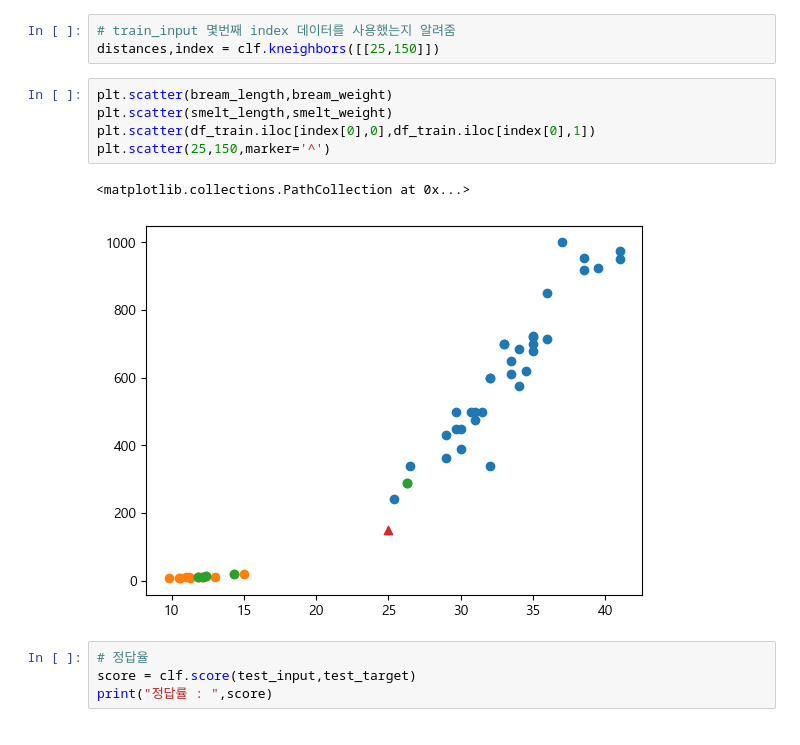
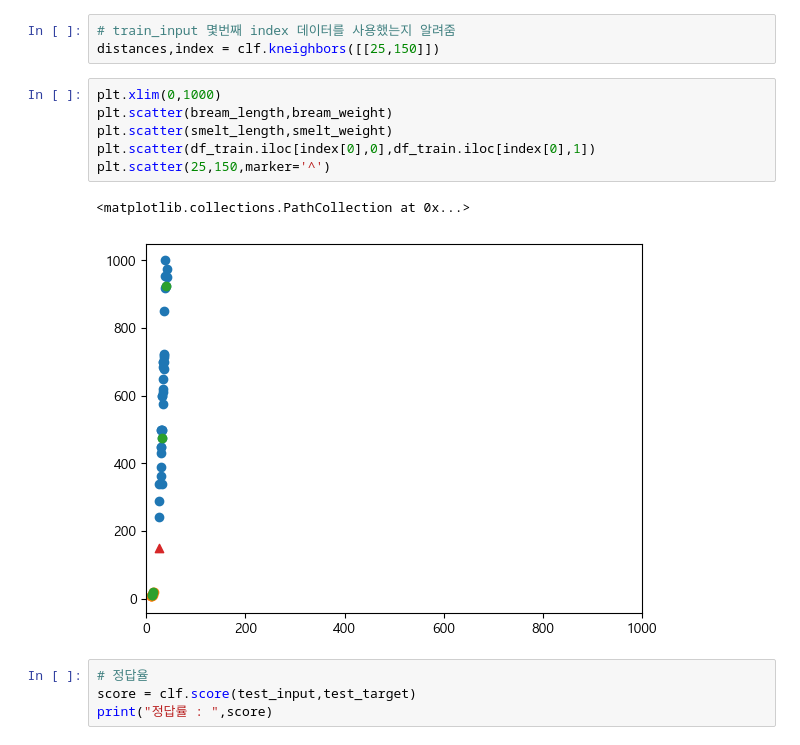
Before and after one commit to mujagi/medical, a Jupyter notebook: m0517/m0517_06.ipynb, the cells around one changed output. Drawn from its saved outputs; the diff is of its cells as text.

```diff
--- a/m0517/m0517_06.ipynb
+++ b/m0517/m0517_06.ipynb
@@ -110,13 +110,14 @@ print("예측 데이터값 : ",pre)
 # train_input 몇번째 index 데이터를 사용했는지 알려줌
 distances,index = clf.kneighbors([[25,150]])
 # %%
+plt.xlim(0,1000)
 plt.scatter(bream_length,bream_weight)
 plt.scatter(smelt_length,smelt_weight)
 plt.scatter(df_train.iloc[index[0],0],df_train.iloc[index[0],1])
 plt.scatter(25,150,marker='^')
 # %% [output]
 <matplotlib.collections.PathCollection at 0x...>
-[figure, old version]
+[figure, new version]
 # %%
 # 정답율
 score = clf.score(test_input,test_target)
```
Also changed, not shown: parts of 1 cell of this notebook.
